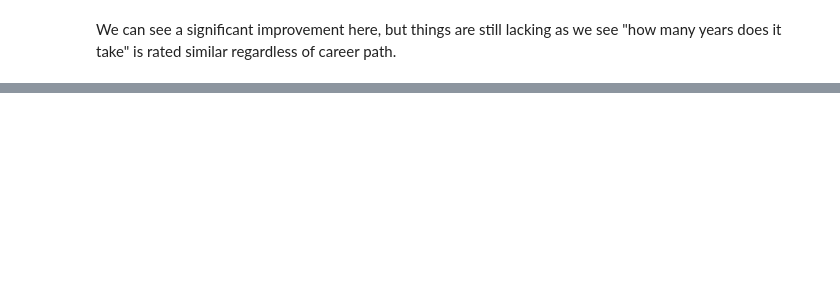
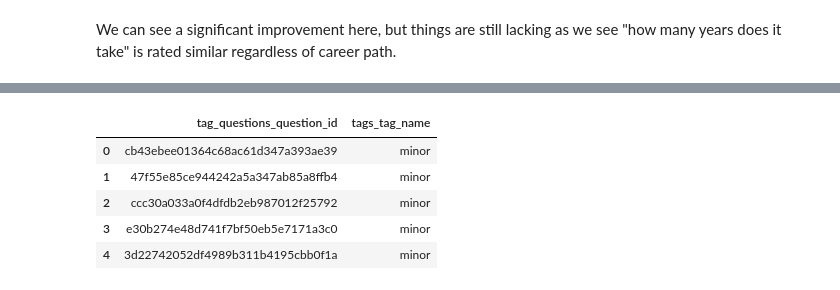
Before and after one commit to graceyqlin/Recommendation_System_Career_Advice, a Jupyter notebook: 4_similarity_and_summarization/Question_Similarity_Analysis.ipynb, the cells around one changed output, grey strips where cells are left out. Cells and saved outputs as stored; diff of their text form; code cells hidden in the pictures; blank space fills up the shorter version.

```diff
--- a/4_similarity_and_summarization/Question_Similarity_Analysis.ipynb
+++ b/4_similarity_and_summarization/Question_Similarity_Analysis.ipynb
@@ -441,0 +465,10 @@ We can see a significant improvement here, but things are still lacking as we se
+# %%
+tqi_data_df = tq_data_df.merge(tags_data_df,left_on='tag_questions_tag_id',right_on='tags_tag_id')[['tag_questions_question_id','tags_tag_name']]
+tqi_data_df.head()
+# %% [output]
+|  | tag_questions_question_id | tags_tag_name |
+| 0 | cb43ebee01364c68ac61d347a393ae39 | minor |
+| 1 | 47f55e85ce944242a5a347ab85a8ffb4 | minor |
+| 2 | ccc30a033a0f4dfdb2eb987012f25792 | minor |
+| 3 | e30b274e48d741f7bf50eb5e7171a3c0 | minor |
+| 4 | 3d22742052df4989b311b4195cbb0f1a | minor |
```
Also changed, not shown: parts of 25 cells of this notebook.
